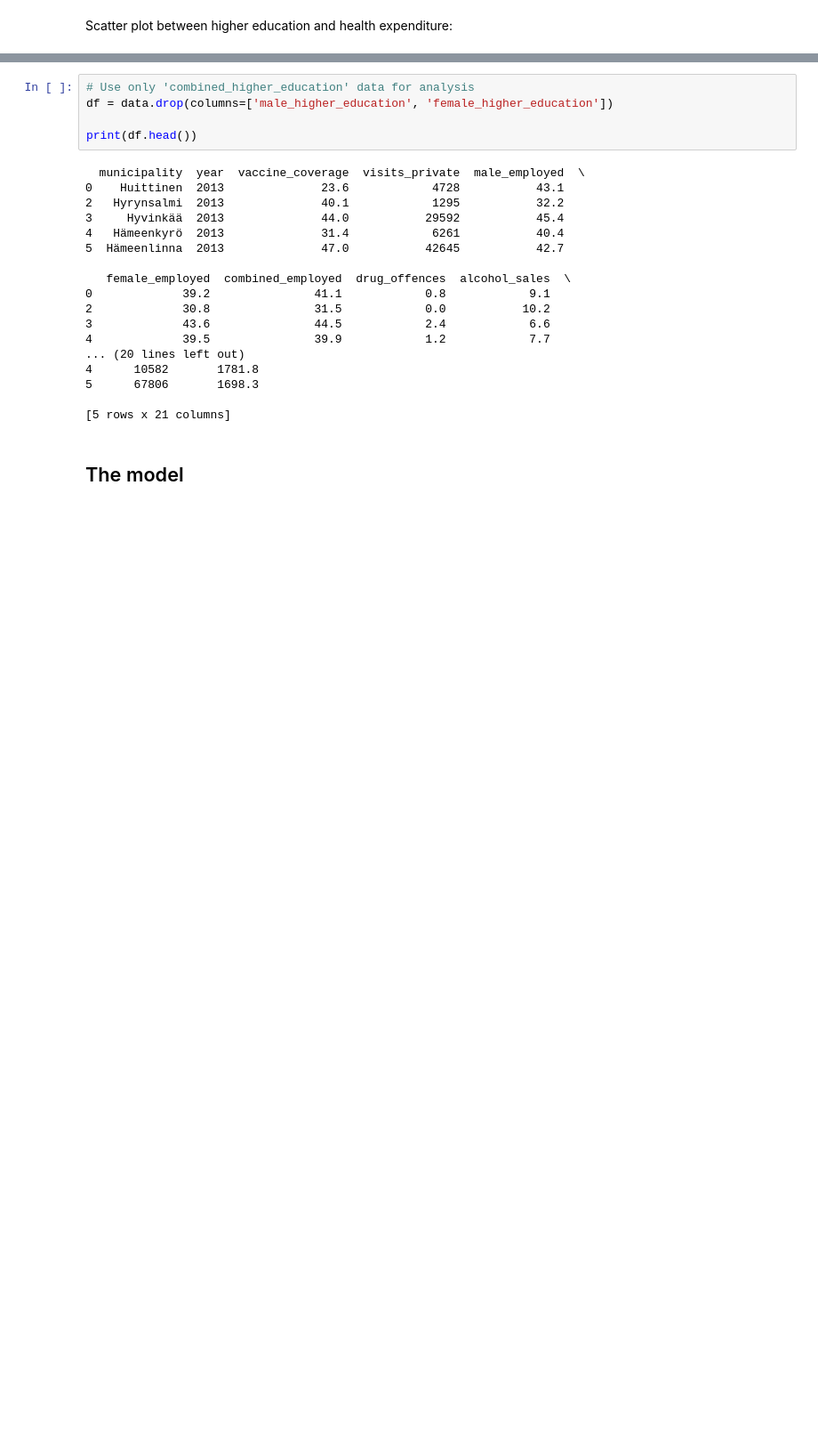
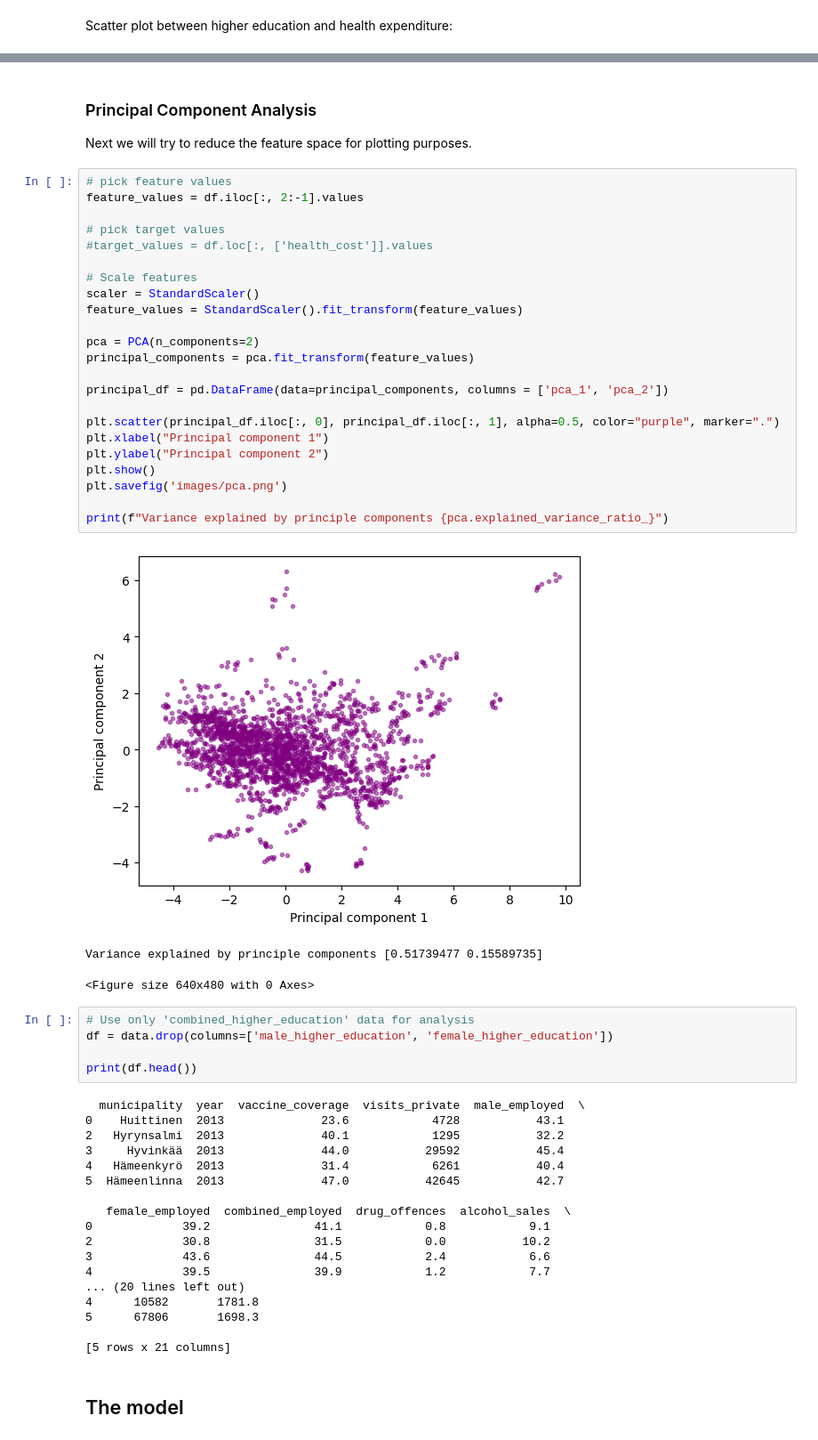
Before and after one commit to AnnaKuokkanen/DataScienceIntro, a Jupyter notebook: intro_to_data_project.ipynb, the cells around one changed output, grey strips where cells are left out. Shown at 89% size. Drawn from its saved outputs; the diff is of its cells as text; blank space fills up the shorter version.

```diff
--- a/intro_to_data_project.ipynb
+++ b/intro_to_data_project.ipynb
@@ -489,3 +466,34 @@ Aged 65 and over / health expenditure scatter plot:
+# %% [markdown]
+### Principal Component Analysis
+
+Next we will try to reduce the feature space for plotting purposes.
+# %%
+# pick feature values
+feature_values = df.iloc[:, 2:-1].values
+
+# pick target values
+#target_values = df.loc[:, ['health_cost']].values
+
+# Scale features
+scaler = StandardScaler()
+feature_values = StandardScaler().fit_transform(feature_values)
+
+pca = PCA(n_components=2)
+principal_components = pca.fit_transform(feature_values)
+
+principal_df = pd.DataFrame(data=principal_components, columns = ['pca_1', 'pca_2'])
+
+plt.scatter(principal_df.iloc[:, 0], principal_df.iloc[:, 1], alpha=0.5, color="purple", marker=".")
+plt.xlabel("Principal component 1")
+plt.ylabel("Principal component 2")
+plt.show()
+plt.savefig('images/pca.png')
+
+print(f"Variance explained by principle components {pca.explained_variance_ratio_}")
+# %% [output]
+[figure, added]
+Variance explained by principle components [0.51739477 0.15589735]
+<Figure size 640x480 with 0 Axes>
 # %%
 # Use only 'combined_higher_education' data for analysis
 df = data.drop(columns=['male_higher_education', 'female_higher_education'])
```
Also changed, not shown: parts of 13 cells of this notebook, 1 other file.
